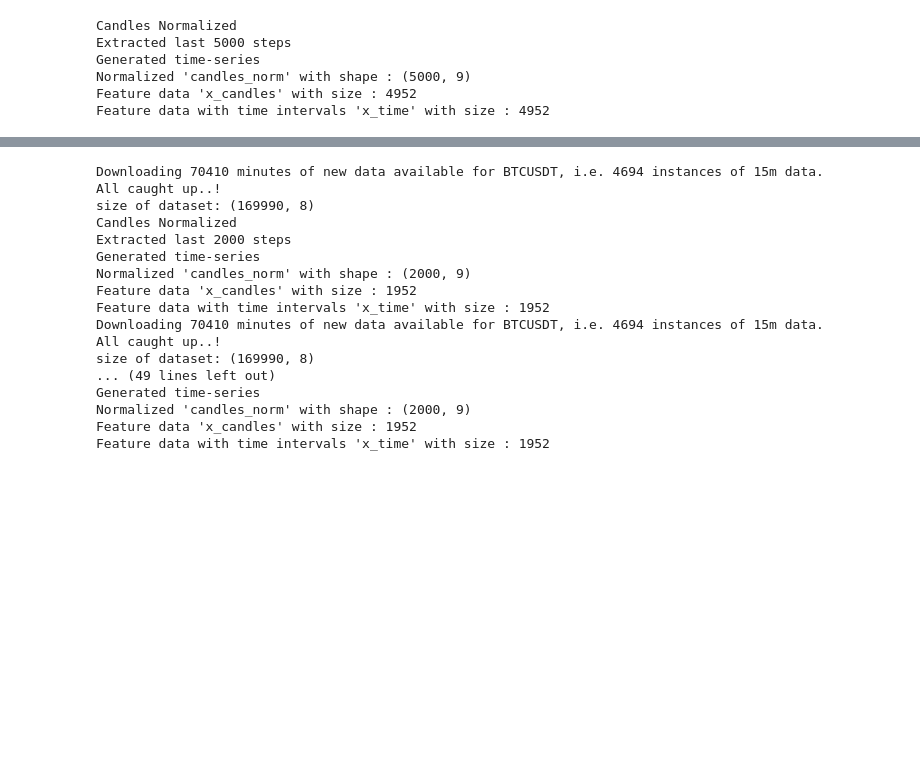
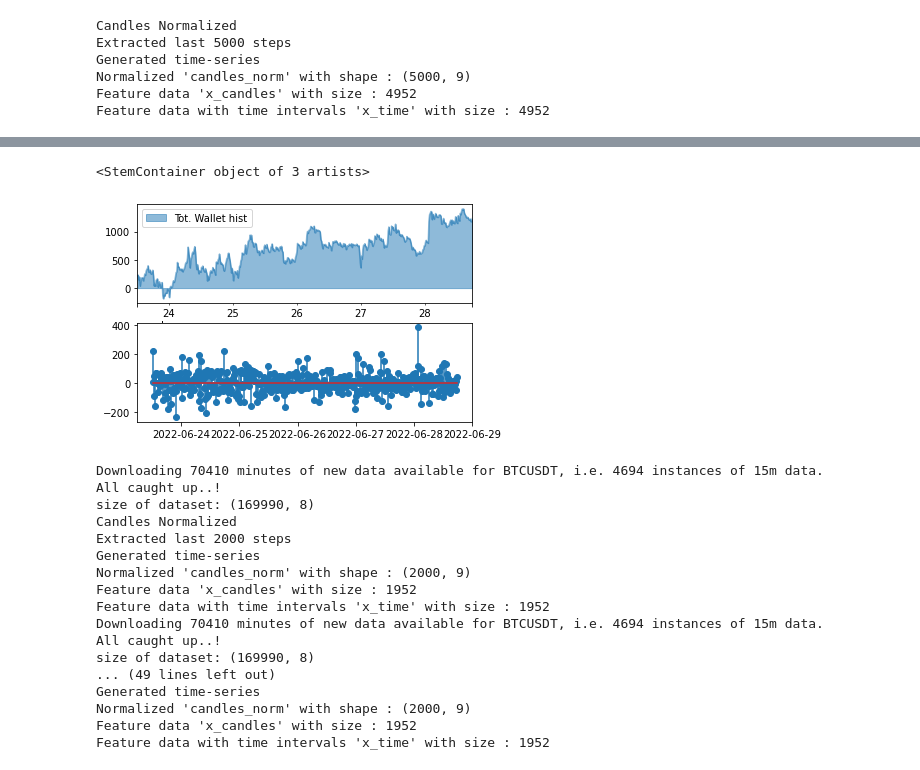
Before and after one commit to gabriele16/sats4u, a Jupyter notebook: colab/LSTM-CNN-BitCoin-Test-Trade.ipynb, the cells around one changed output, grey strips where cells are left out. Drawn from its saved outputs; the diff is of its cells as text; code cells hidden in the pictures; blank space fills up the shorter version.

```diff
--- a/colab/LSTM-CNN-BitCoin-Test-Trade.ipynb
+++ b/colab/LSTM-CNN-BitCoin-Test-Trade.ipynb
@@ -205,3 +184,11 @@ Total earned 541.5239999999994
+# %%
+#wallet_hist_df.plot(y=1,style = 'ro',stacked=False)
+fig, axes = plt.subplots(nrows=2, ncols=1)
+wallet_hist_df.plot.area(y=0,stacked=False,ax=axes[0])
+axes[1].stem(wallet_hist_df.index,wallet_hist_df.iloc[:,1])
+# %% [output]
+<StemContainer object of 3 artists>
+[figure, added]
 # %%
 investment = 100.
 conservative_kelly = kelly_frac*.5
```
Also changed, not shown: parts of 9 cells of this notebook, 1 other file.
